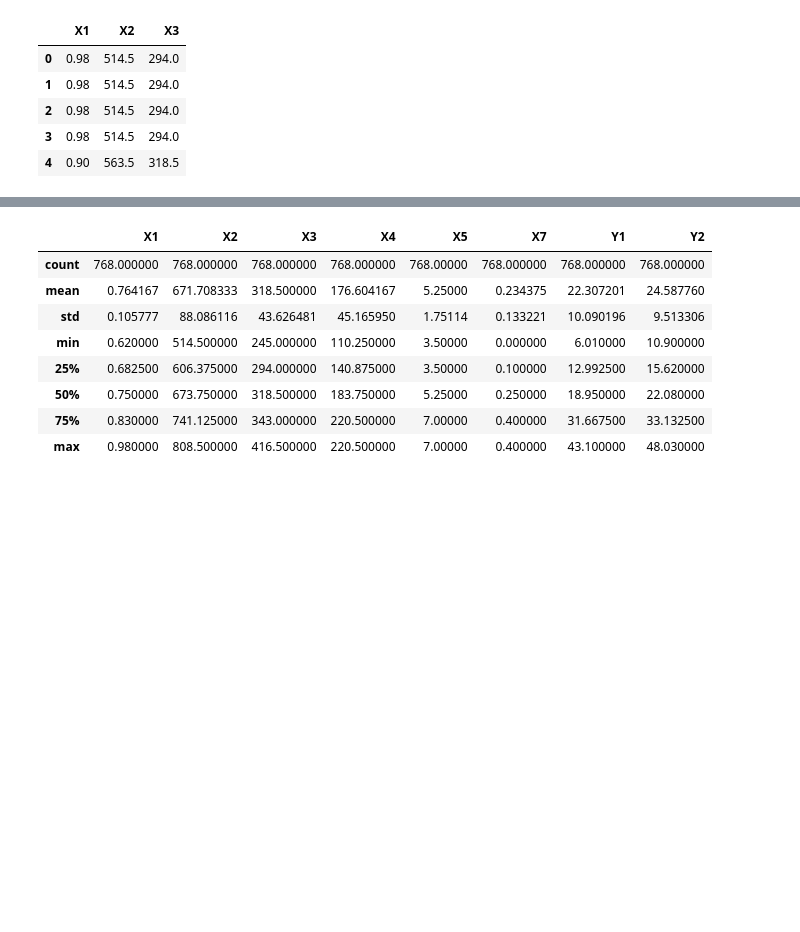
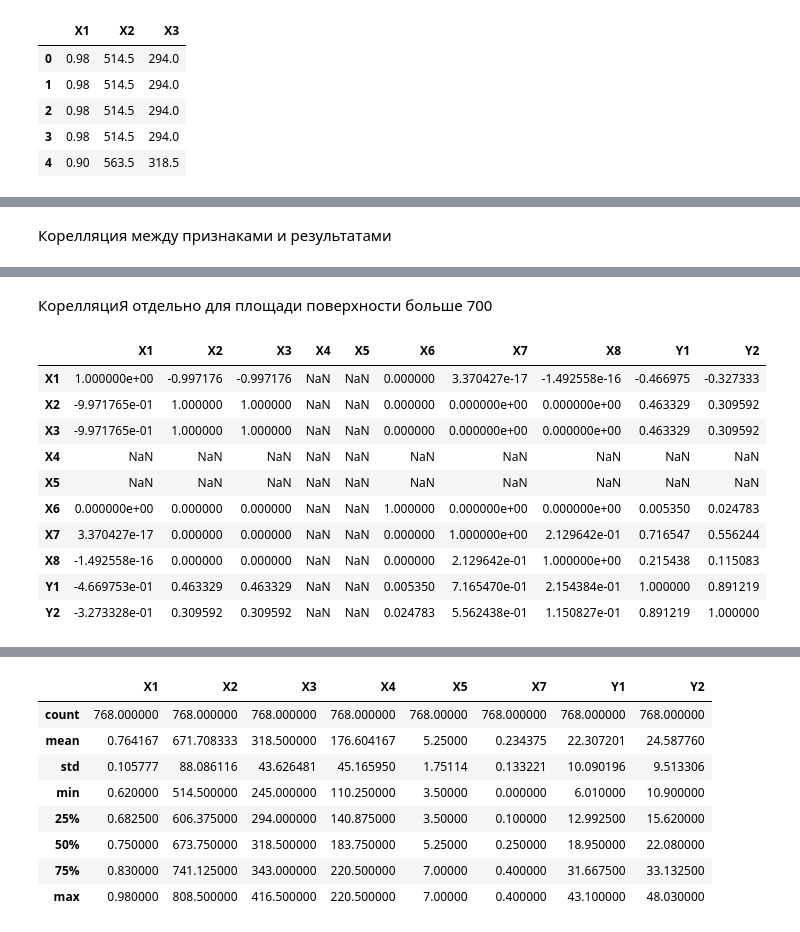
Before and after one commit to NikolayMarushkin/Machine-Learning, a Jupyter notebook: Energy efficiency.ipynb, the cells around one changed output, grey strips where cells are left out. Drawn from its saved outputs; the diff is of its cells as text; code cells hidden in the pictures; blank space fills up the shorter version.

```diff
--- a/Energy efficiency.ipynb
+++ b/Energy efficiency.ipynb
@@ -208,3 +260,5 @@ pass
+# %% [markdown]
+Корелляция между признаками и результатами
 # %%
 data.corr()
 # %% [output]
@@ -219,3 +273,19 @@ data.corr()
 | X8 | 1.764620e-17 | -3.558613e-16 | 0.000000e+00 | -1.079129e-16 | 0.000000e+00 | 0.000000 | 2.129642e-01 | 1.000000e+00 | 0.087368 | 0.050525 |
 | Y1 | 6.222722e-01 | -6.581202e-01 | 4.556712e-01 | -8.618283e-01 | 8.894307e-01 | -0.002587 | 2.698410e-01 | 8.736759e-02 | 1.000000 | 0.975862 |
 | Y2 | 6.343391e-01 | -6.729989e-01 | 4.271170e-01 | -8.625466e-01 | 8.957852e-01 | 0.014290 | 2.075050e-01 | 5.052512e-02 | 0.975862 | 1.000000 |
+# %% [markdown]
+КорелляциЯ отдельно для площади поверхности больше 700
+# %%
+data[data["X2"] > 700.0].corr()
+# %% [output]
+|  | X1 | X2 | X3 | X4 | X5 | X6 | X7 | X8 | Y1 | Y2 |
+| X1 | 1.000000e+00 | -0.997176 | -0.997176 | NaN | NaN | 0.000000 | 3.370427e-17 | -1.492558e-16 | -0.466975 | -0.327333 |
+| X2 | -9.971765e-01 | 1.000000 | 1.000000 | NaN | NaN | 0.000000 | 0.000000e+00 | 0.000000e+00 | 0.463329 | 0.309592 |
+| X3 | -9.971765e-01 | 1.000000 | 1.000000 | NaN | NaN | 0.000000 | 0.000000e+00 | 0.000000e+00 | 0.463329 | 0.309592 |
+| X4 | NaN | NaN | NaN | NaN | NaN | NaN | NaN | NaN | NaN | NaN |
+| X5 | NaN | NaN | NaN | NaN | NaN | NaN | NaN | NaN | NaN | NaN |
+| X6 | 0.000000e+00 | 0.000000 | 0.000000 | NaN | NaN | 1.000000 | 0.000000e+00 | 0.000000e+00 | 0.005350 | 0.024783 |
+| X7 | 3.370427e-17 | 0.000000 | 0.000000 | NaN | NaN | 0.000000 | 1.000000e+00 | 2.129642e-01 | 0.716547 | 0.556244 |
+| X8 | -1.492558e-16 | 0.000000 | 0.000000 | NaN | NaN | 0.000000 | 2.129642e-01 | 1.000000e+00 | 0.215438 | 0.115083 |
+| Y1 | -4.669753e-01 | 0.463329 | 0.463329 | NaN | NaN | 0.005350 | 7.165470e-01 | 2.154384e-01 | 1.000000 | 0.891219 |
+| Y2 | -3.273328e-01 | 0.309592 | 0.309592 | NaN | NaN | 0.024783 | 5.562438e-01 | 1.150827e-01 | 0.891219 | 1.000000 |
```
Also changed, not shown: parts of 66 cells of this notebook.
